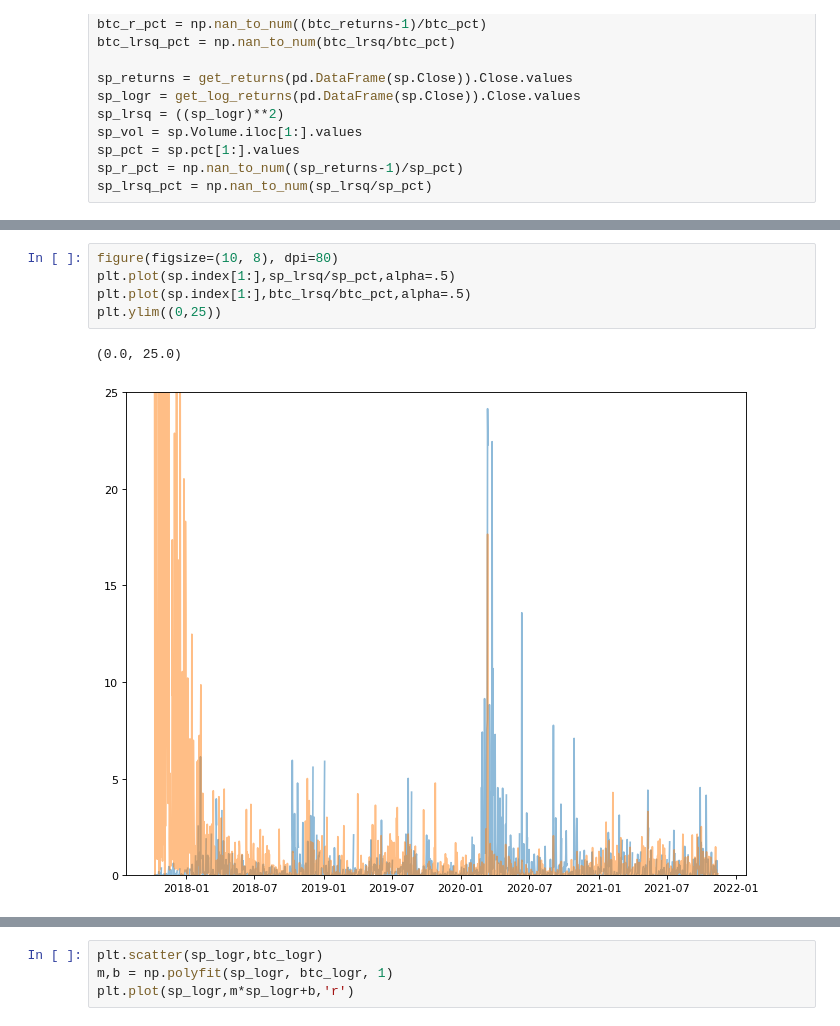
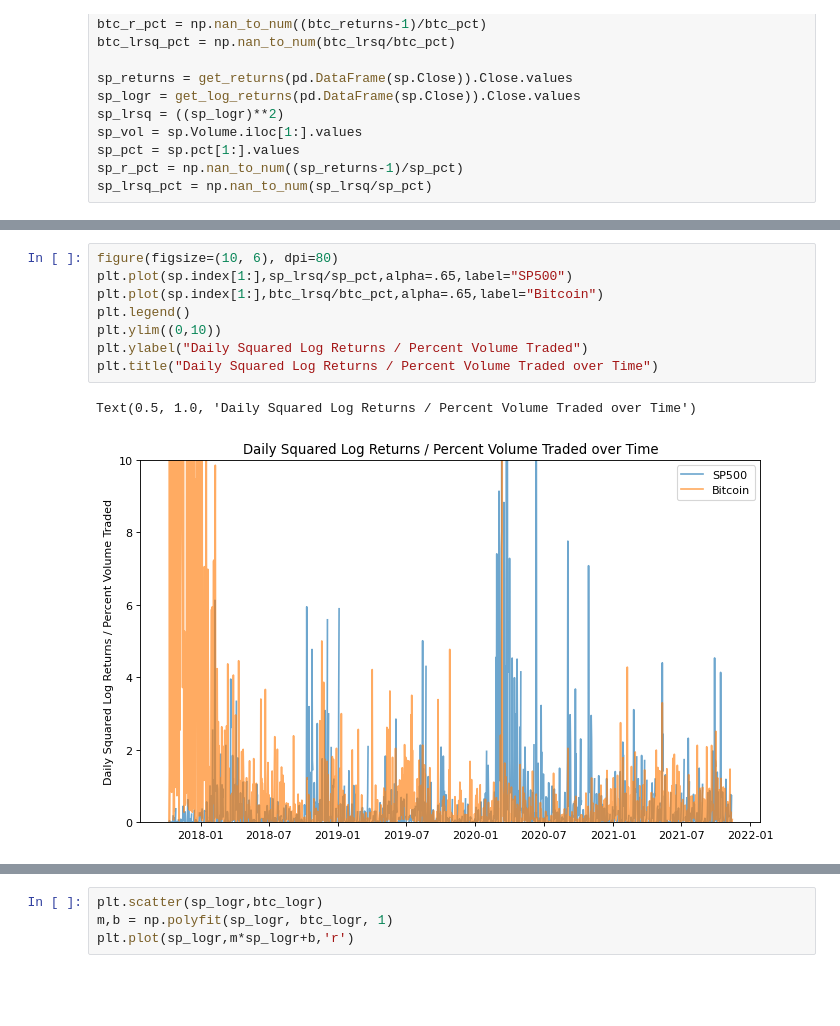
Before and after one commit to louis-stp/CryptoPortfolio, a Jupyter notebook: Volatility Measurement.ipynb, the cells around one changed output, grey strips where cells are left out. Drawn from its saved outputs; the diff is of its cells as text; blank space fills up the shorter version.

```diff
--- a/Volatility Measurement.ipynb
+++ b/Volatility Measurement.ipynb
@@ -123,9 +134,12 @@ sp_lrsq_pct = np.nan_to_num(sp_lrsq/sp_pct)
 # %%
-figure(figsize=(10, 8), dpi=80)
-plt.plot(sp.index[1:],sp_lrsq/sp_pct,alpha=.5)
-plt.plot(sp.index[1:],btc_lrsq/btc_pct,alpha=.5)
-plt.ylim((0,25))
+figure(figsize=(10, 6), dpi=80)
+plt.plot(sp.index[1:],sp_lrsq/sp_pct,alpha=.65,label="SP500")
+plt.plot(sp.index[1:],btc_lrsq/btc_pct,alpha=.65,label="Bitcoin")
+plt.legend()
+plt.ylim((0,10))
+plt.ylabel("Daily Squared Log Returns / Percent Volume Traded")
+plt.title("Daily Squared Log Returns / Percent Volume Traded over Time")
 # %% [output]
-(0.0, 25.0)
+Text(0.5, 1.0, 'Daily Squared Log Returns / Percent Volume Traded over Time')
-[figure, old version]
+[figure, new version]
 # %%
```
Also changed, not shown: parts of 7 cells of this notebook, 3 other files.
